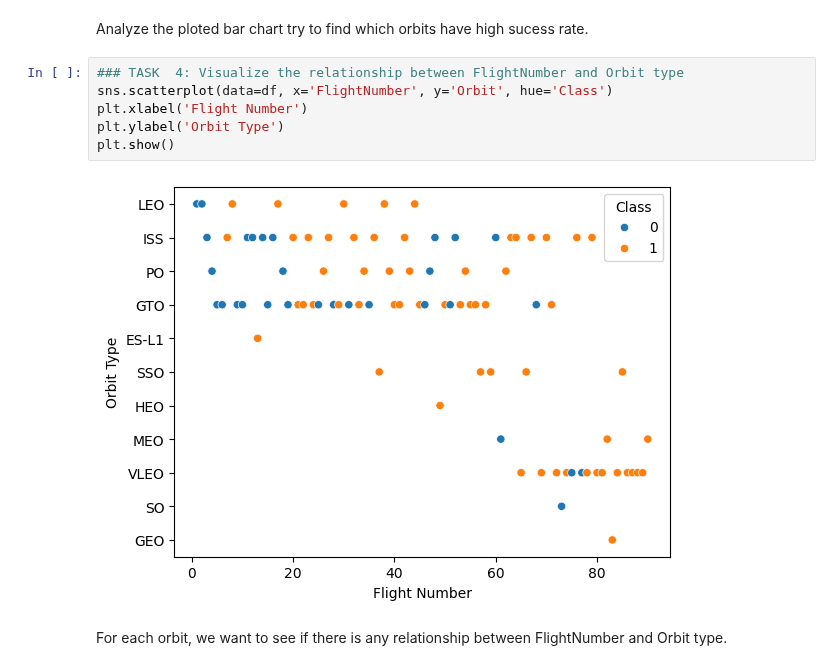
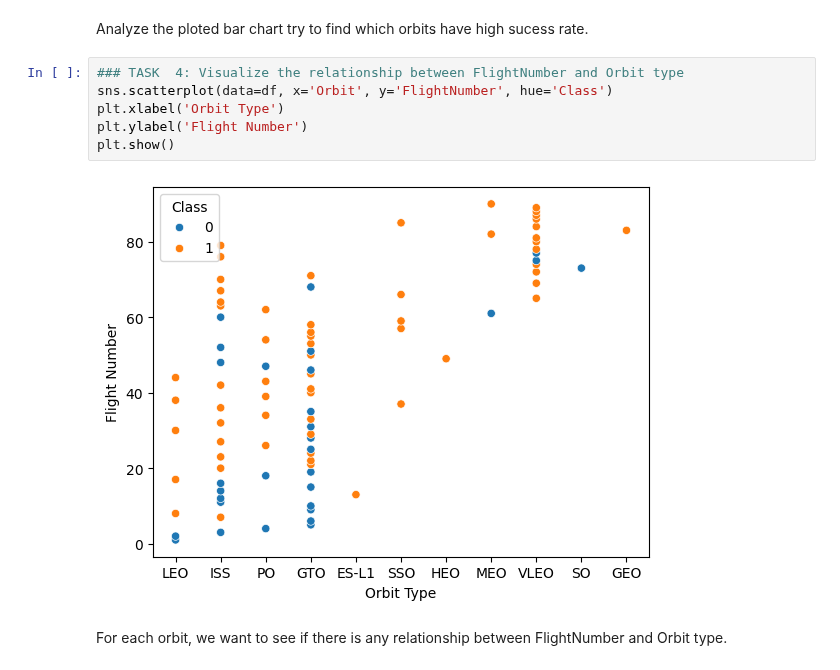
Before and after one commit to jlmaurora233/IBM_DS, a Jupyter notebook: jupyter-labs-eda-dataviz.ipynb.jupyterlite.ipynb, the cells around one changed output. Cells and saved outputs as stored; diff of their text form.

```diff
--- a/jupyter-labs-eda-dataviz.ipynb.jupyterlite.ipynb
+++ b/jupyter-labs-eda-dataviz.ipynb.jupyterlite.ipynb
@@ -152,12 +152,12 @@ plt.show()
 Analyze the ploted bar chart try to find which orbits have high sucess rate.
 # %%
 ### TASK  4: Visualize the relationship between FlightNumber and Orbit type
-sns.scatterplot(data=df, x='FlightNumber', y='Orbit', hue='Class')
-plt.xlabel('Flight Number')
-plt.ylabel('Orbit Type')
+sns.scatterplot(data=df, x='Orbit', y='FlightNumber', hue='Class')
+plt.xlabel('Orbit Type')
+plt.ylabel('Flight Number')
 plt.show()
 # %% [output]
-[figure, old version]
+[figure, new version]
 # %% [markdown]
 For each orbit, we want to see if there is any relationship between FlightNumber and Orbit type.
 # %%
```
Also changed, not shown: parts of 4 cells of this notebook.
